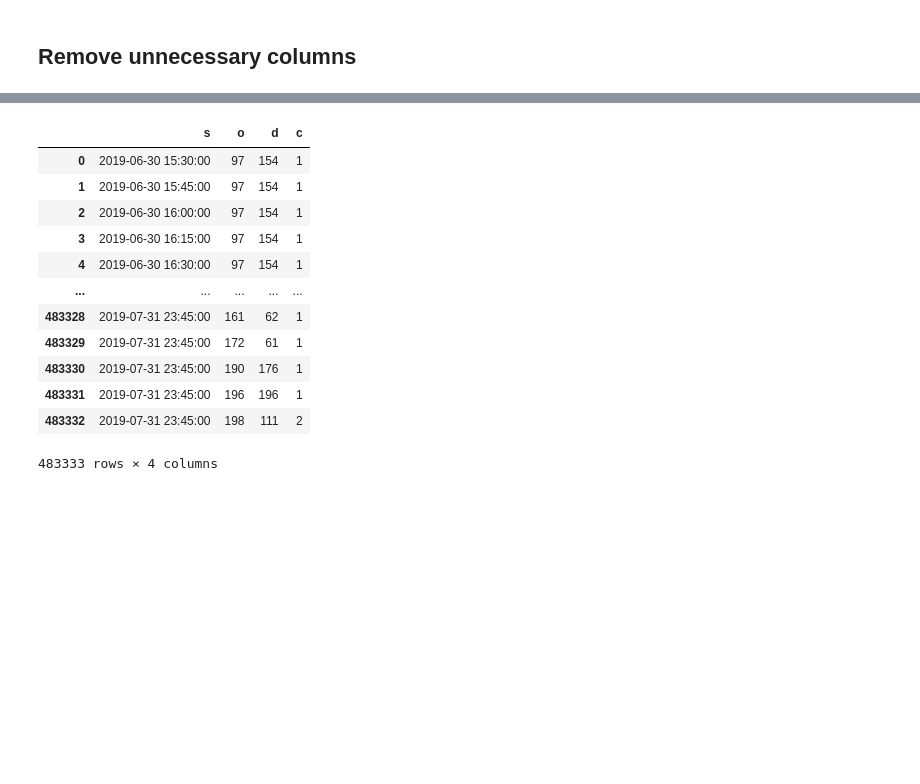
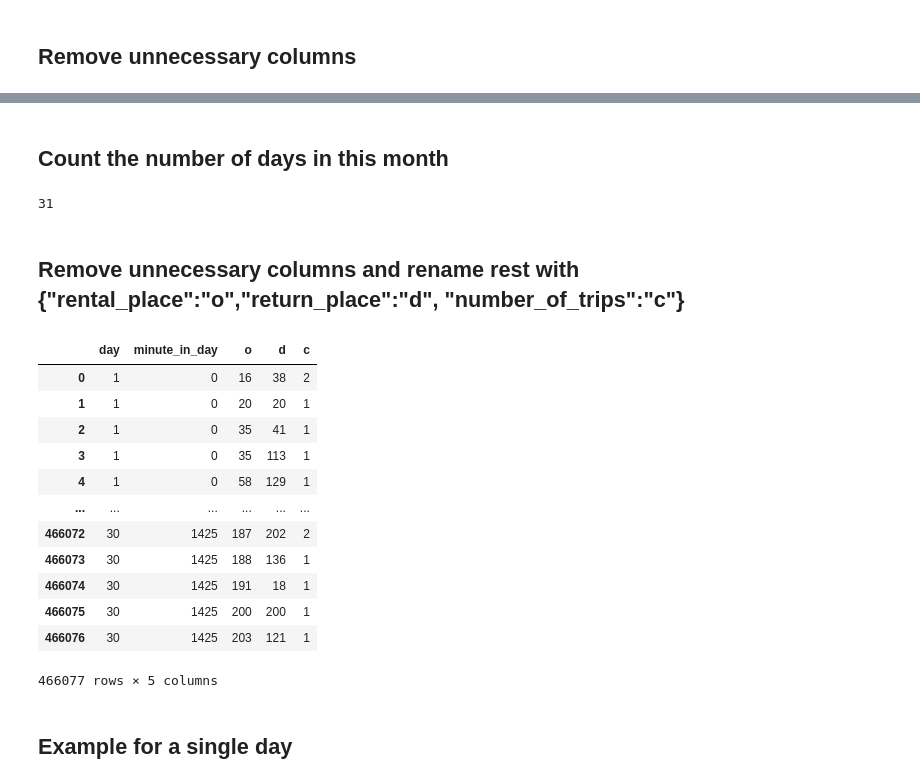
Before and after one commit to burnpiro/wod-bike-dataset-generator, a Jupyter notebook: Convert 15 Minutes Interval To Json.ipynb, the cells around one changed output, grey strips where cells are left out. Cells and saved outputs as stored; diff of their text form; code cells hidden in the pictures; blank space fills up the shorter version.

```diff
--- a/Convert 15 Minutes Interval To Json.ipynb
+++ b/Convert 15 Minutes Interval To Json.ipynb
@@ -7,7 +9,7 @@ import pandas as pd
 # %% [markdown]
 ## Load csv
 # %%
-df = pd.read_csv("plik.csv", parse_dates=True)
+df = pd.read_csv(join("groupedby_intervals", "historia_przejazdow_2019-07.csv"), parse_dates=True)
 df
 # %% [output]
 |  | interval_start | interval_end | number_of_trips | rental_place | return_place |
@@ -26,2 +28,7 @@ df
 # %% [markdown]
 ## Remove unnecessary columns
+# %%
+df = df[["interval_start", "rental_place", "return_place", "number_of_trips"]]
+# df = df.rename(columns={"interval_start":"s","rental_place":"o","return_place":"d","number_of_trips":"c"})
+df['interval_start']= pd.to_datetime(df['interval_start'])
+df
@@ -27,0 +56,3 @@ df
+# %%
+df["day"] = df["interval_start"].dt.day
+df
@@ -27,0 +75,3 @@ df
+# %%
+df["minute_in_day"] = df["interval_start"].dt.hour*60 + df["interval_start"].dt.minute
+df
@@ -28,18 +92,28 @@ df
+# %% [markdown]
+## Count the number of days in this month
+# %%
+days_in_month = df["interval_start"].dt.daysinmonth.max()
+days_in_month
+# %% [output]
+31
+# %% [markdown]
+## Remove unnecessary columns and rename rest  with {"rental_place":"o","return_place":"d", "number_of_trips":"c"}
 # %%
-df = df[["interval_start", "rental_place", "return_place", "number_of_trips"]]
-df = df.rename(columns={"interval_start":"s","rental_place":"o","return_place":"d","number_of_trips":"c"})
+df = df[["day", "minute_in_day", "rental_place", "return_place", "number_of_trips"]]
+
+df = df.rename(columns={"rental_place":"o","return_place":"d", "number_of_trips":"c"})
 df
 # %% [output]
-|  | s | o | d | c |
-| 0 | 2019-06-30 15:30:00 | 97 | 154 | 1 |
-| 1 | 2019-06-30 15:45:00 | 97 | 154 | 1 |
-| 2 | 2019-06-30 16:00:00 | 97 | 154 | 1 |
-| 3 | 2019-06-30 16:15:00 | 97 | 154 | 1 |
-| 4 | 2019-06-30 16:30:00 | 97 | 154 | 1 |
-| ... | ... | ... | ... | ... |
-| 483328 | 2019-07-31 23:45:00 | 161 | 62 | 1 |
-| 483329 | 2019-07-31 23:45:00 | 172 | 61 | 1 |
-| 483330 | 2019-07-31 23:45:00 | 190 | 176 | 1 |
-| 483331 | 2019-07-31 23:45:00 | 196 | 196 | 1 |
-| 483332 | 2019-07-31 23:45:00 | 198 | 111 | 2 |
+|  | day | minute_in_day | o | d | c |
+| 0 | 1 | 0 | 16 | 38 | 2 |
+| 1 | 1 | 0 | 20 | 20 | 1 |
+| 2 | 1 | 0 | 35 | 41 | 1 |
+| 3 | 1 | 0 | 35 | 113 | 1 |
+| 4 | 1 | 0 | 58 | 129 | 1 |
+| ... | ... | ... | ... | ... | ... |
+| 466072 | 30 | 1425 | 187 | 202 | 2 |
+| 466073 | 30 | 1425 | 188 | 136 | 1 |
+| 466074 | 30 | 1425 | 191 | 18 | 1 |
+| 466075 | 30 | 1425 | 200 | 200 | 1 |
+| 466076 | 30 | 1425 | 203 | 121 | 1 |
-483333 rows × 4 columns
+466077 rows × 5 columns
@@ -47,0 +120,2 @@ df.to_json("07.json", orient="records")
+# %% [markdown]
+## Example for a single day
```
Also changed, not shown: parts of 14 cells of this notebook, 1 other file.
